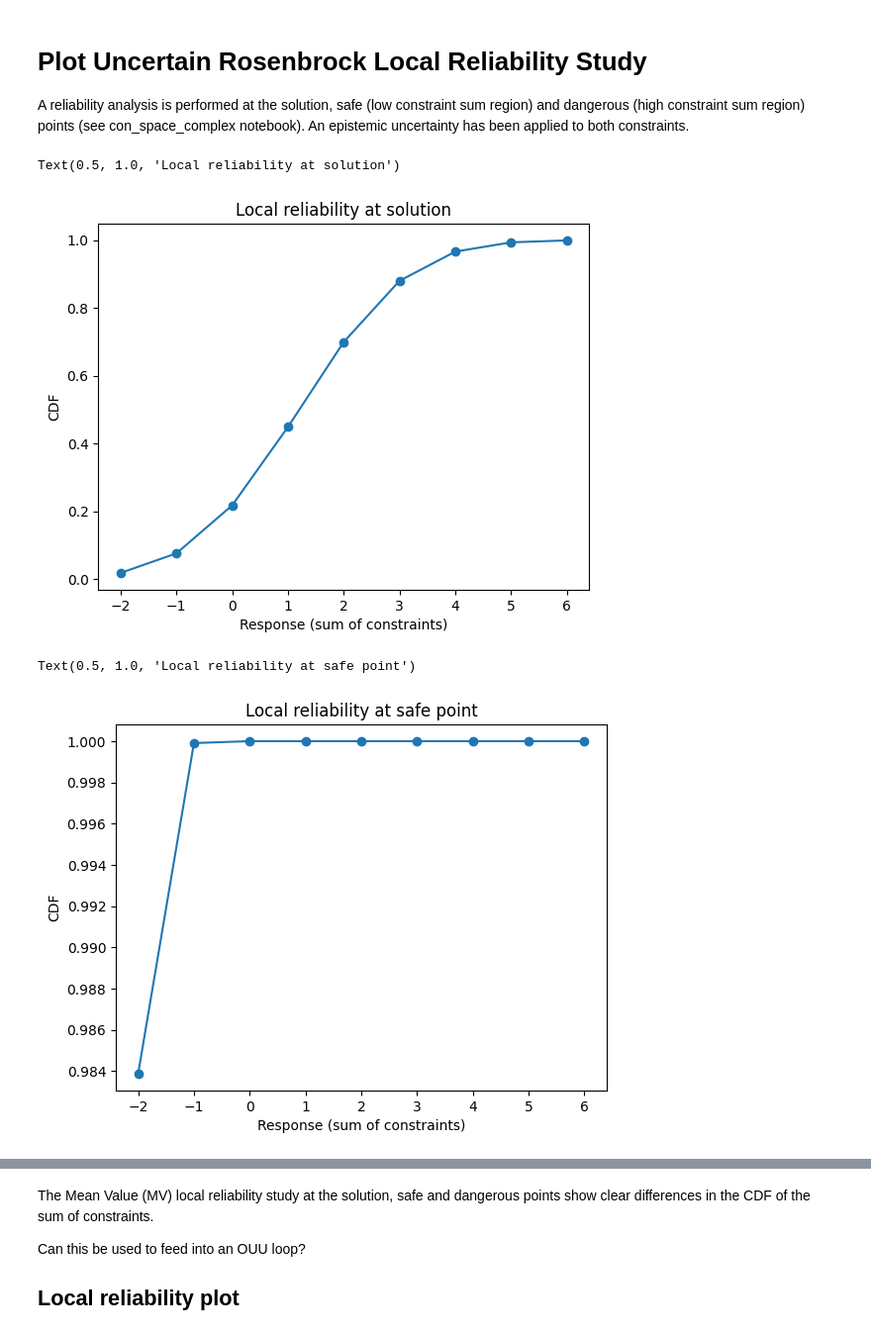
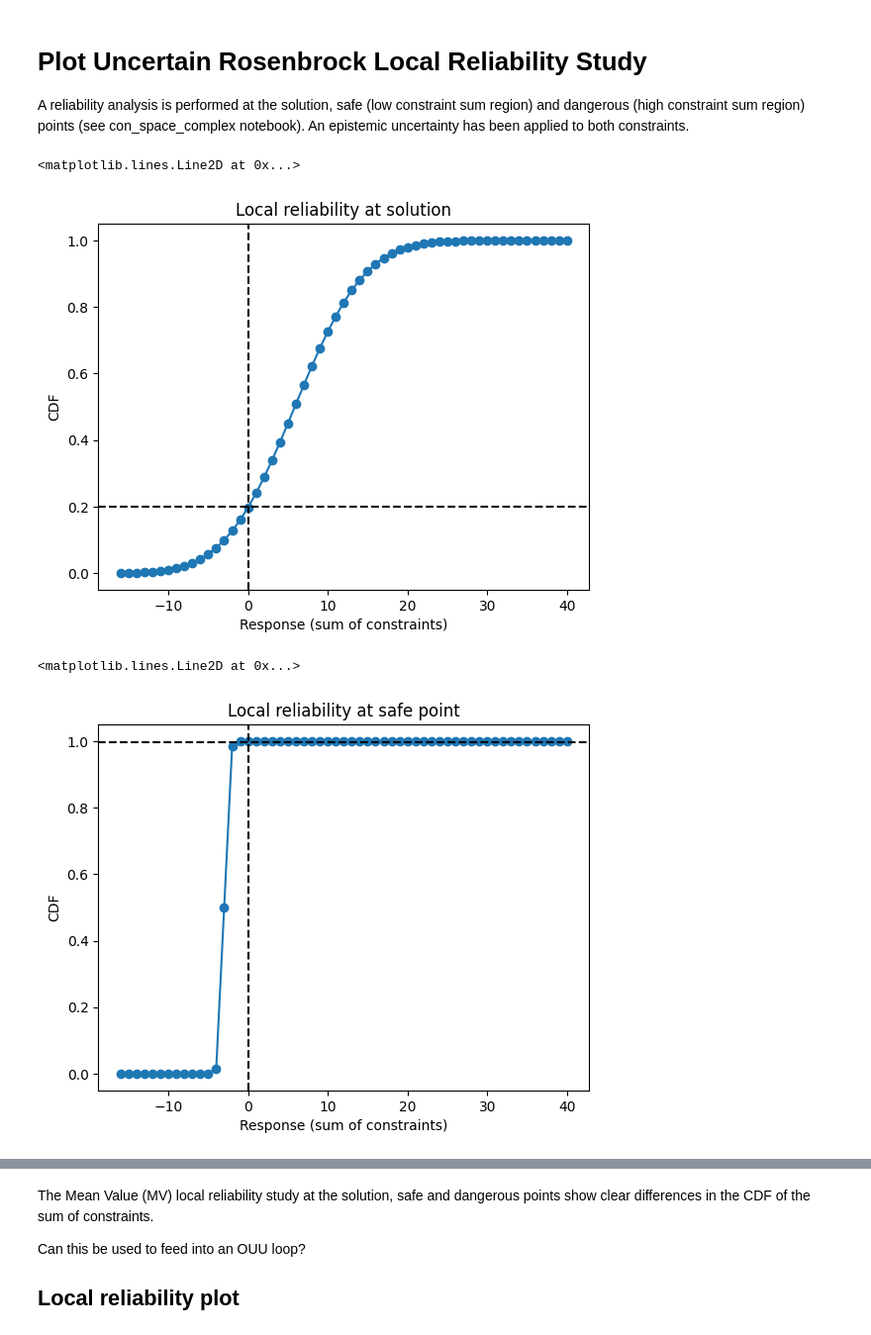
Before and after one commit to jonmaddock/dakota-examples, a Jupyter notebook: unc_rosen_ouu/plot_local_rel_mv.ipynb, the cells around one changed output, grey strips where cells are left out. Shown: that part at 99% size. Cells and saved outputs as stored; diff of their text form; code cells hidden in the pictures.

```diff
--- a/unc_rosen_ouu/plot_local_rel_mv.ipynb
+++ b/unc_rosen_ouu/plot_local_rel_mv.ipynb
@@ -10,7 +10,7 @@ from matplotlib import pyplot as plt
 import seaborn as sns
 # %%
 # Read in output file
-output_filename = Path("responses_stdout_sol.txt")
+output_filename = Path("local_rel_soln.txt")
 with open(output_filename, "r") as output_file:
     for line_no, line_str in enumerate(output_file.readlines()):
         if "Cumulative Distribution Function (CDF)" in line_str:
@@ -25,28 +25,34 @@ ax.plot(cdf_data[:,0], cdf_data[:,1], marker="o")
 ax.set_xlabel("Response (sum of constraints)")
 ax.set_ylabel("CDF")
 ax.set_title("Local reliability at solution")
+# ax.set_ylim(0.0, 1.0)
+plt.axvline(x=0, color="black", linestyle="--")
+plt.axhline(y=0.2, color="black", linestyle="--")
 # %% [output]
-Text(0.5, 1.0, 'Local reliability at solution')
+<matplotlib.lines.Line2D at 0x...>
-[figure, old version]
+[figure, new version]
 # %%
 # Read in output file
-output_filename = Path("responses_stdout_safe.txt")
+output_filename = Path("local_rel_safe.txt")
 with open(output_filename, "r") as output_file:
     for line_no, line_str in enumerate(output_file.readlines()):
         if "Cumulative Distribution Function (CDF)" in line_str:
             start = line_no + 3
         elif "Iterator local_reliability completed" in line_str:
             finish = line_no - 2
 
 cdf_data = np.loadtxt(output_filename, skiprows=start, max_rows=(finish-start))
 # cdf_data
 fig, ax = plt.subplots()
 ax.plot(cdf_data[:,0], cdf_data[:,1], marker="o")
 ax.set_xlabel("Response (sum of constraints)")
 ax.set_ylabel("CDF")
 ax.set_title("Local reliability at safe point")
+plt.axvline(x=0, color="black", linestyle="--")
+plt.axhline(y=0.999, color="black", linestyle="--")
+# ax.set_ylim(0.0, 1.0)
 # %% [output]
-Text(0.5, 1.0, 'Local reliability at safe point')
+<matplotlib.lines.Line2D at 0x...>
-[figure, old version]
+[figure, new version]
 # %%
 # Read in output file
```
Also changed, not shown: parts of 2 cells of this notebook, 1 other file.
